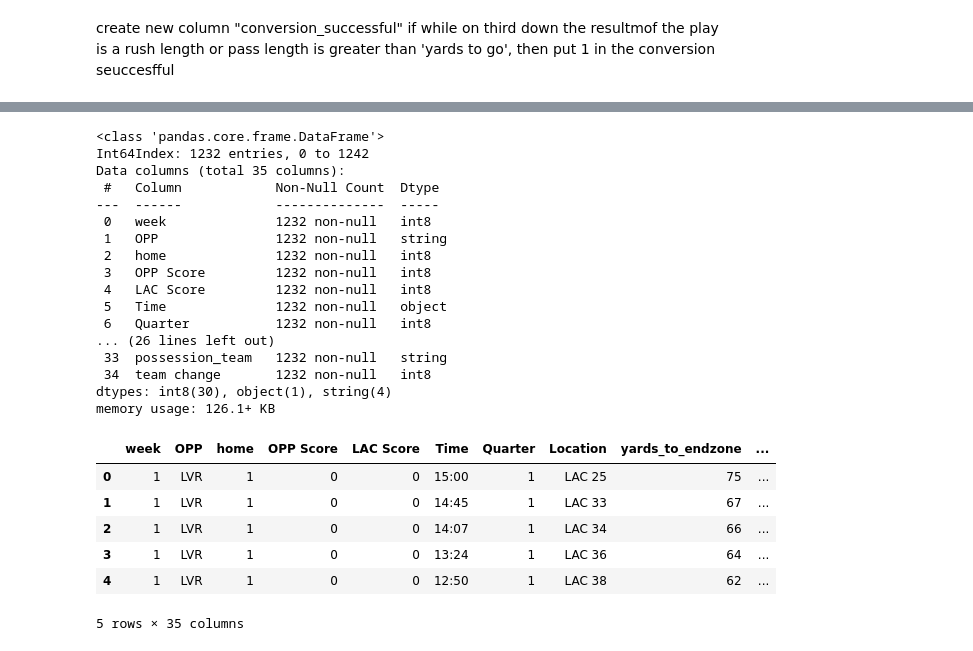
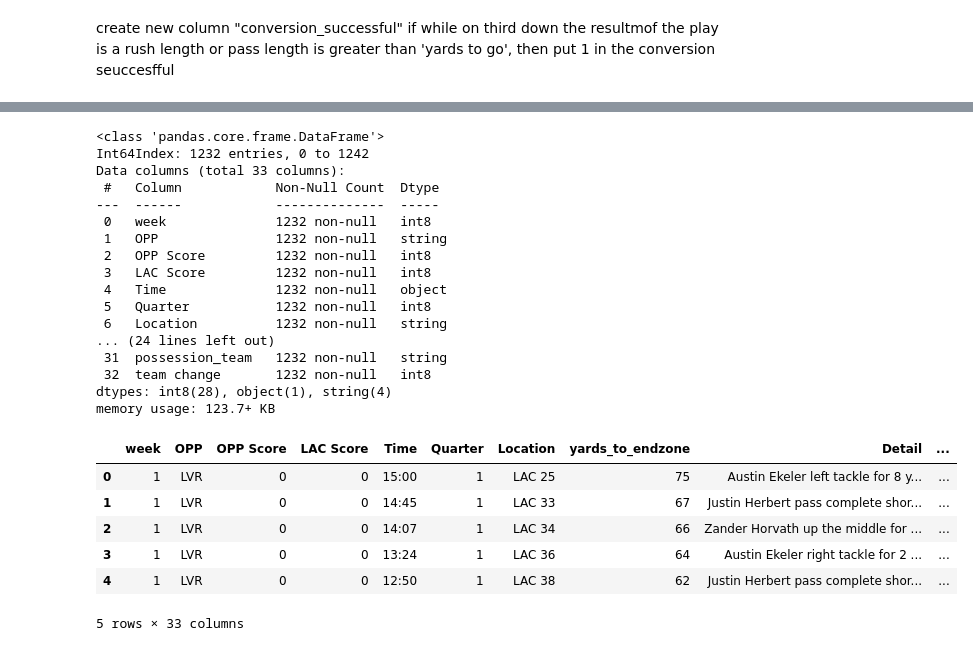
Before and after one commit to rfe123/umn_data_project_004, a Jupyter notebook: matt/lac_2022.ipynb, the cells around one changed output, grey strips where cells are left out. Drawn from its saved outputs; the diff is of its cells as text; code cells hidden in the pictures.

```diff
--- a/matt/lac_2022.ipynb
+++ b/matt/lac_2022.ipynb
@@ -516,31 +483,32 @@ memory usage: 378.8+ KB
 # %%
-lac_off_df = lac_off_df.astype({'LAC Score': 'int8', 'OPP Score': 'int8','home':'int8','Down':'int8','Down':'int8','Quarter': 'int8','OPP':'string','week':'int8','rush_length':'int8','yardage_diff_2_3':'int8','yardage_diff_1_2':'int8','ToGo':'int8','rush_length':'int8','pass_length':'int8','1D_conv_good':'int8','2D_conv_good':'int8','3D_conv_good':'int8','3D_conv_good':'int8','4D_conv_good':'int8','rush_play':'int8','rush_yards_tally':'int8','pass_play':'int8','pass_complete':'int8','pass_incomplete':'int8','pass_yards_tally':'int8','intercepted':'int8','fumble':'int8','punt':'int8','field goal att':'int8','sacked':'int8','sack_yards':'int8','team change':'int8','possession_team':'string','Location':'string','Detail':'string','yards_to_endzone':'int8'})
+lac_off_df = lac_off_df.astype({'LAC Score': 'int8', 'OPP Score': 'int8','Down':'int8','Down':'int8','Quarter': 'int8','OPP':'string','week':'int8','rush_length':'int8','yardage_diff_2_3':'int8','yardage_diff_1_2':'int8','ToGo':'int8','rush_length':'int8','pass_length':'int8','1D_conv_good':'int8','2D_conv_good':'int8','3D_conv_good':'int8','3D_conv_good':'int8','4D_conv_good':'int8','rush_play':'int8','rush_yards_tally':'int8','pass_play':'int8','pass_complete':'int8','pass_incomplete':'int8','pass_yards_tally':'int8','intercepted':'int8','fumble':'int8','punt':'int8','field goal att':'int8','sacked':'int8','sack_yards':'int8','team change':'int8','possession_team':'string','Location':'string','Detail':'string','yards_to_endzone':'int8'})
 lac_off_df.info()
 # %% [output]
 <class 'pandas.core.frame.DataFrame'>
 Int64Index: 1232 entries, 0 to 1242
-Data columns (total 35 columns):
+Data columns (total 33 columns):
  #   Column            Non-Null Count  Dtype
 ---  ------            --------------  -----
  0   week              1232 non-null   int8
  1   OPP               1232 non-null   string
- 2   home              1232 non-null   int8
- 3   OPP Score         1232 non-null   int8
- 4   LAC Score         1232 non-null   int8
- 5   Time              1232 non-null   object
- 6   Quarter           1232 non-null   int8
-... (26 lines left out)
- 33  possession_team   1232 non-null   string
- 34  team change       1232 non-null   int8
-dtypes: int8(30), object(1), string(4)
-memory usage: 126.1+ KB
+ 2   OPP Score         1232 non-null   int8
+ 3   LAC Score         1232 non-null   int8
+ 4   Time              1232 non-null   object
+ 5   Quarter           1232 non-null   int8
+ 6   Location          1232 non-null   string
+... (24 lines left out)
+ 31  possession_team   1232 non-null   string
+ 32  team change       1232 non-null   int8
+dtypes: int8(28), object(1), string(4)
+memory usage: 123.7+ KB
-# %%
-lac_off_df.head()
-# %% [output]
-|  | week | OPP | home | OPP Score | LAC Score | Time | Quarter | Location | yards_to_endzone | ... |
-| 0 | 1 | LVR | 1 | 0 | 0 | 15:00 | 1 | LAC 25 | 75 | ... |
-| 1 | 1 | LVR | 1 | 0 | 0 | 14:45 | 1 | LAC 33 | 67 | ... |
-| 2 | 1 | LVR | 1 | 0 | 0 | 14:07 | 1 | LAC 34 | 66 | ... |
-| 3 | 1 | LVR | 1 | 0 | 0 | 13:24 | 1 | LAC 36 | 64 | ... |
-| 4 | 1 | LVR | 1 | 0 | 0 | 12:50 | 1 | LAC 38 | 62 | ... |
-5 rows × 35 columns
+# %%
+lac_off_clean_df=lac_off_df.copy()
+lac_off_clean_df.head()
+# %% [output]
+|  | week | OPP | OPP Score | LAC Score | Time | Quarter | Location | yards_to_endzone | Detail | ... |
+| 0 | 1 | LVR | 0 | 0 | 15:00 | 1 | LAC 25 | 75 | Austin Ekeler left tackle for 8 y... | ... |
+| 1 | 1 | LVR | 0 | 0 | 14:45 | 1 | LAC 33 | 67 | Justin Herbert pass complete shor... | ... |
+| 2 | 1 | LVR | 0 | 0 | 14:07 | 1 | LAC 34 | 66 | Zander Horvath up the middle for ... | ... |
+| 3 | 1 | LVR | 0 | 0 | 13:24 | 1 | LAC 36 | 64 | Austin Ekeler right tackle for 2 ... | ... |
+| 4 | 1 | LVR | 0 | 0 | 12:50 | 1 | LAC 38 | 62 | Justin Herbert pass complete shor... | ... |
+5 rows × 33 columns
```
Also changed, not shown: parts of 13 cells of this notebook, 2 other files.
